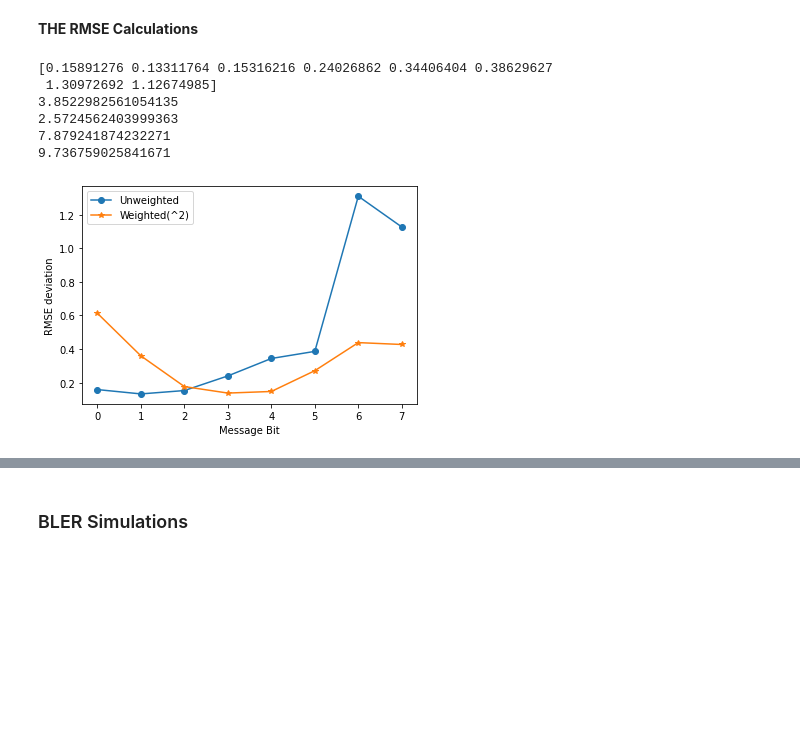
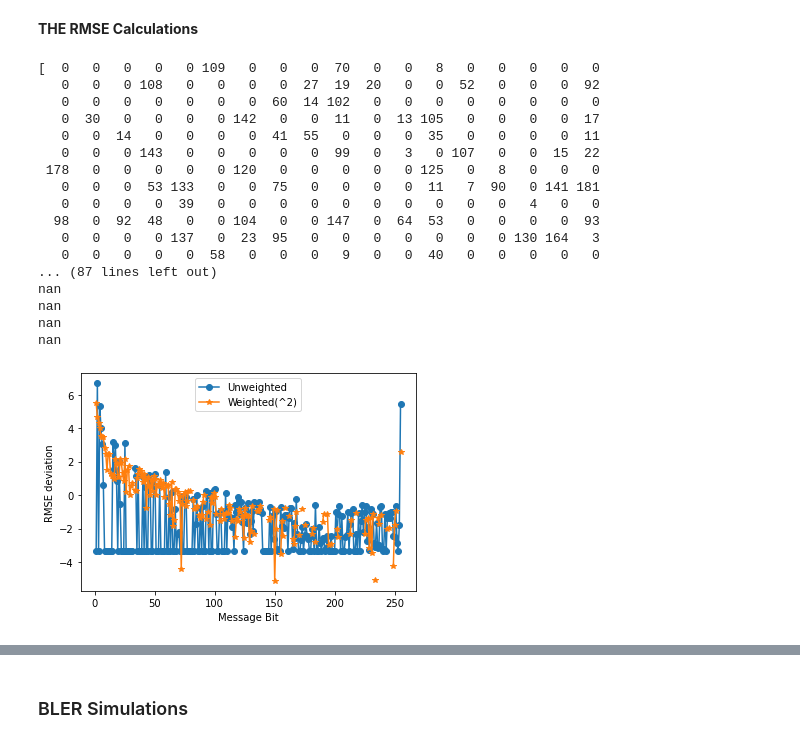
Before and after one commit to neelabhro/Deep-Learning-based-Wireless-Communications, a Jupyter notebook: Semantic_PathLoss.ipynb, the cells around one changed output, grey strips where cells are left out. Saved outputs shown, nothing was run; the diff lists cells and outputs as text; code cells hidden in the pictures; blank space fills up the shorter version.

Commit message:
Cleanup and RMSE corrections

```diff
--- a/Semantic_PathLoss.ipynb
+++ b/Semantic_PathLoss.ipynb
@@ -24,12 +24,12 @@ pi = tf.constant(math.pi)
 #### System parameters
 # %%
 batch_size = 1000
-
+########## BIT FLIPPING ON
 #print(tr)
 #plt.plot(t, tr)
 T1 = random.randint(1, 10)
 T2 = random.randint(1, 10)
-M = 8
+M = 256
 t = np.linspace(0, 1, batch_size)
 triangle1 = signal.sawtooth(T1 * np.pi * 5 * t, 0.5)
 triangle1 = M/2*(triangle1)
@@ -42,7 +42,6 @@ triangle2 = triangle2.clip(min=0)
 triangle3 = triangle1 + triangle2
 #triangle3 = triangle3/15*(7)
 tr = triangle3
-#bins = np.array([0, 1, 2, 3, 4, 5, 6, 7, 8, 9, 10, 11, 12, 13, 14])
 bins = np.arange(M-1)
 tr = np.digitize(triangle3, bins, right=True)
 #plt.plot(t, triangle3)
@@ -50,7 +49,7 @@ tr = np.digitize(triangle3, bins, right=True)
 #tr = np.flip(tr)
 #print(tr)
 tr = np.floor(np.random.uniform(0,M, 1000))
-print(tr)
+#print(tr)
 #replacements = {0:7, 1:6, 2:5, 3:4, 4:3, 5:2, 6:1, 7:0}
 #replacements = {0:15, 1:14, 2:13, 3:12, 4:11, 5:10, 6:9, 7:8, 8:7, 9:6, 10:5, 11:4, 12:3, 13:2, 14:1, 15:0}
 rp1 = np.arange(M)
@@ -65,4 +64,5 @@ print(tr)
 s_ind = {}
 for j in range(M):
   s_ind[j] = [i for i, x in enumerate(tr) if x == j]
+print(s_ind)
 # %% [output]
@@ -86,5 +71,5 @@ for j in range(M):
 # %%
-k = 3       # Number of information bits per message, i.e., M=2**k
+k = 8       # Number of information bits per message, i.e., M=2**k
 n = 4       # Number of real channel uses per message
 seed = 2    # Seed RNG reproduce identical results
 # %% [markdown]
@@ -113,8 +98,9 @@ ad_noise_std = []  #The values of the dictionary, finally providing an array of
 
 
 
-s = np.floor(np.random.uniform(0,8, 1000))
+s = np.floor(np.random.uniform(0,256, 1000))
 s = s.astype('int64')
+s = ([replacer(n, n) for n in s])
 for i in range(1000):
   Free_Lp[i] = 20*math.log10(Hm*Hb/s[i]**2)
   Pr[i] = Free_Lp[i]-Lo+Gm+Gb+Pt  #in dBW
@@ -127,7 +113,7 @@ ad_noise_std = np.transpose(np.tile(ad_noise_std, (2,2,1)))
 
 
 
-for j in range(1,M+1):
+for j in range(M+1,1):
 
   Free_Lp[j] = 20*math.log10(Hm*Hb/j**2)
   Pr[j] = Free_Lp[j]-Lo+Gm+Gb+Pt  #in dBW
@@ -946,7 +855,7 @@ tr_hat_w = ae_Weighted.end2end(len(tr), tr_noise_std, tr)
 #print(np.shape(tr))
 #print(np.shape(tr_hat))
 #print(tr)
-#print(tr_hat_w)
+print(abs(tr_hat - tr))
 
 
 
@@ -962,45 +871,58 @@ for j in range(M):
 
 
 #message_factor = [15,14,13,12,11,10,9,8,7,6,5,4,3,2,1,1]
-message_factor = np.flip(np.arange(M))
+message_factor = (np.arange(M))
 message_factor[M-1] = 1
 rmse_uwA = []
 for i in rmse_uw.values():
   rmse_uwA.append(i)
 
 rmse_wA = []
 for i in rmse_w.values():
   rmse_wA.append(i)
 
 
 #rmse_uw = [rmse_uw_0, rmse_uw_1, rmse_uw_2, rmse_uw_3, rmse_uw_4, rmse_uw_5, rmse_uw_6, rmse_uw_7, rmse_uw_8, rmse_uw_9, rmse_uw_10, rmse_uw_11, rmse_uw_12, rmse_uw_13, rmse_uw_14, rmse_uw_15]
-rmse_uw = (np.divide(rmse_uwA,message_factor))
+rmse_uw = np.log2(np.divide(rmse_uwA,message_factor) + 0.1)
+#rmse_uw = rmse_uwA
 #rmse_w = [rmse_w_0, rmse_w_1, rmse_w_2, rmse_w_3, rmse_w_4, rmse_w_5, rmse_w_6, rmse_w_7, rmse_w_8, rmse_w_9, rmse_w_10, rmse_w_11, rmse_w_12, rmse_w_13, rmse_w_14, rmse_w_15]
-rmse_w = (np.divide(rmse_wA,message_factor))
+rmse_w = np.log(np.divide(rmse_wA,message_factor))
+#rmse_w = rmse_wA
 #message = [0,1,2,3,4,5,6,7,8,9,10,11,12,13,14,15]
 message = np.arange(M)
 
 print(rmse_uw)
 plt.plot(message, rmse_uw, '-o');
 plt.plot(message, rmse_w, '-*');
 plt.xlabel('Message Bit')
 plt.ylabel('RMSE deviation')
 plt.legend(['Unweighted', 'Weighted(^2)'])
 
 
 print(np.sum(rmse_uw))
 print(np.sum(rmse_w))
 
 print(np.sum(rmse_uwA))
 print(np.sum(rmse_wA))
 # %% [output]
-[0.15891276 0.13311764 0.15316216 0.24026862 0.34406404 0.38629627
- 1.30972692 1.12674985]
-3.8522982561054135
-2.5724562403999363
-7.879241874232271
-9.736759025841671
+[  0   0   0   0   0 109   0   0   0  70   0   0   8   0   0   0   0   0
+   0   0   0 108   0   0   0   0  27  19  20   0   0  52   0   0   0  92
+   0   0   0   0   0   0   0  60  14 102   0   0   0   0   0   0   0   0
+   0  30   0   0   0   0 142   0   0  11   0  13 105   0   0   0   0  17
+   0   0  14   0   0   0   0  41  55   0   0   0  35   0   0   0   0  11
+   0   0   0 143   0   0   0   0   0  99   0   3   0 107   0   0  15  22
+ 178   0   0   0   0   0 120   0   0   0   0   0 125   0   8   0   0   0
+   0   0   0  53 133   0   0  75   0   0   0   0  11   7  90   0 141 181
+   0   0   0   0  39   0   0   0   0   0   0   0   0   0   0   4   0   0
+  98   0  92  48   0   0 104   0   0 147   0  64  53   0   0   0   0  93
+   0   0   0   0 137   0  23  95   0   0   0   0   0   0   0 130 164   3
+   0   0   0   0   0  58   0   0   0   9   0   0  40   0   0   0   0   0
+... (87 lines left out)
+nan
+nan
+nan
+nan
-[figure, old version]
+[figure, new version]
 # %%
 ae.plot_constellation(const_noise_std);
 #plot_constellation_2(ae,range(0,ae.M))
```
Also changed, not shown: parts of 12 cells of this notebook.
